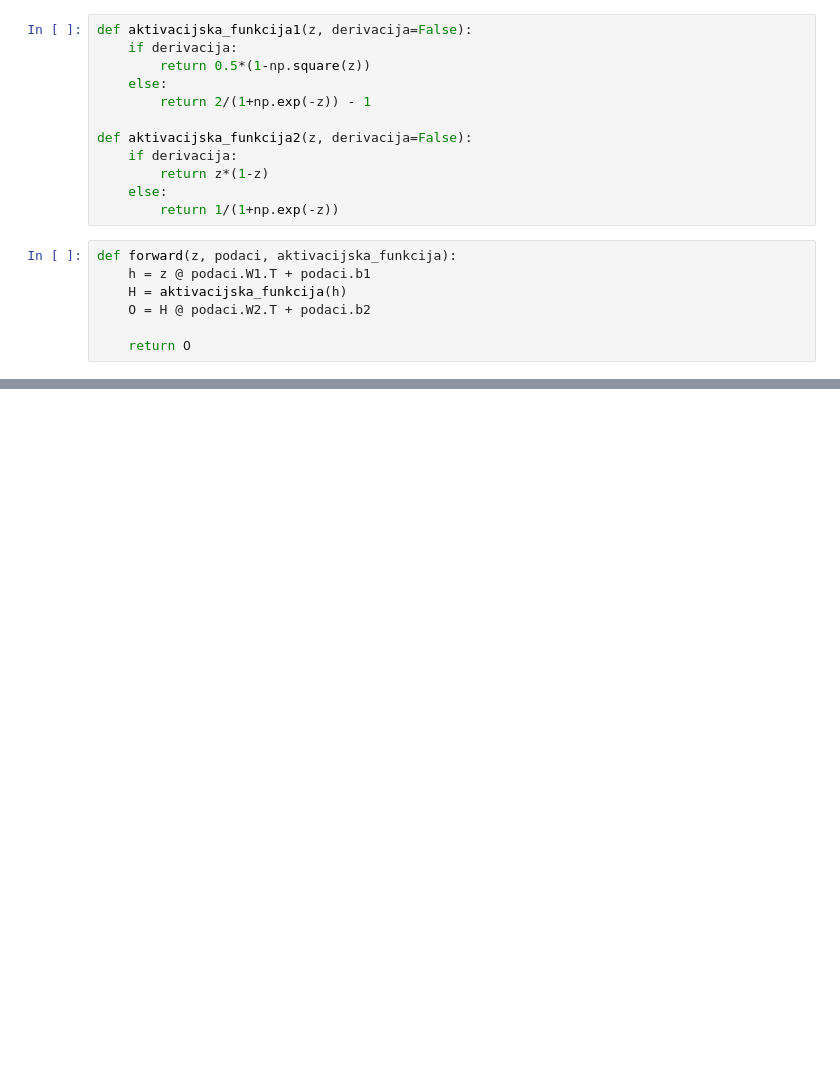
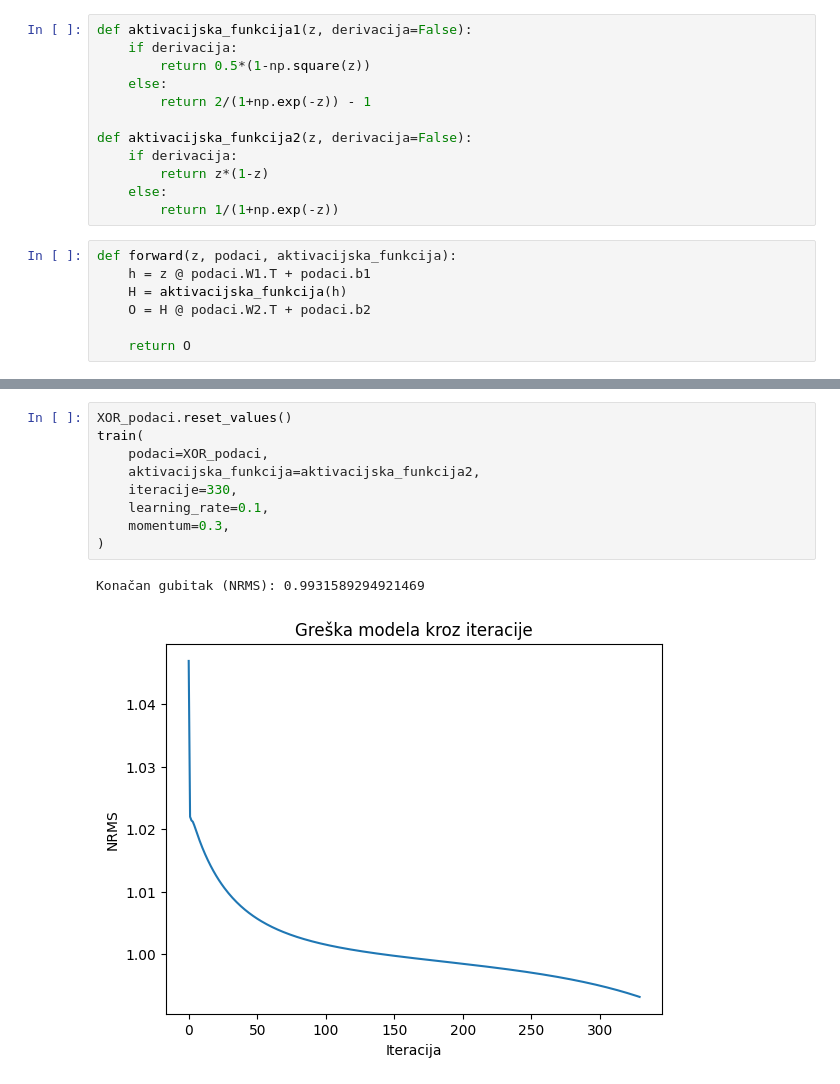
Before and after one commit to 99vik/neuronske-mreze-zadatak, a Jupyter notebook: prilagoden_zadatak.ipynb, the cells around one changed output, grey strips where cells are left out. Cells and saved outputs as stored; diff of their text form; blank space fills up the shorter version.

```diff
--- a/prilagoden_zadatak.ipynb
+++ b/prilagoden_zadatak.ipynb
@@ -182,2 +200,14 @@ def train(podaci, iteracije, learning_rate, momentum, aktivacijska_funkcija):
+# %%
+XOR_podaci.reset_values()
+train(
+    podaci=XOR_podaci,
+    aktivacijska_funkcija=aktivacijska_funkcija2,
+    iteracije=330,
+    learning_rate=0.1,
+    momentum=0.3,
+)
+# %% [output]
+Konačan gubitak (NRMS): 0.9931589294921469
+[figure, added]
 # %%
 train(
```
Also changed, not shown: parts of 8 cells of this notebook.
